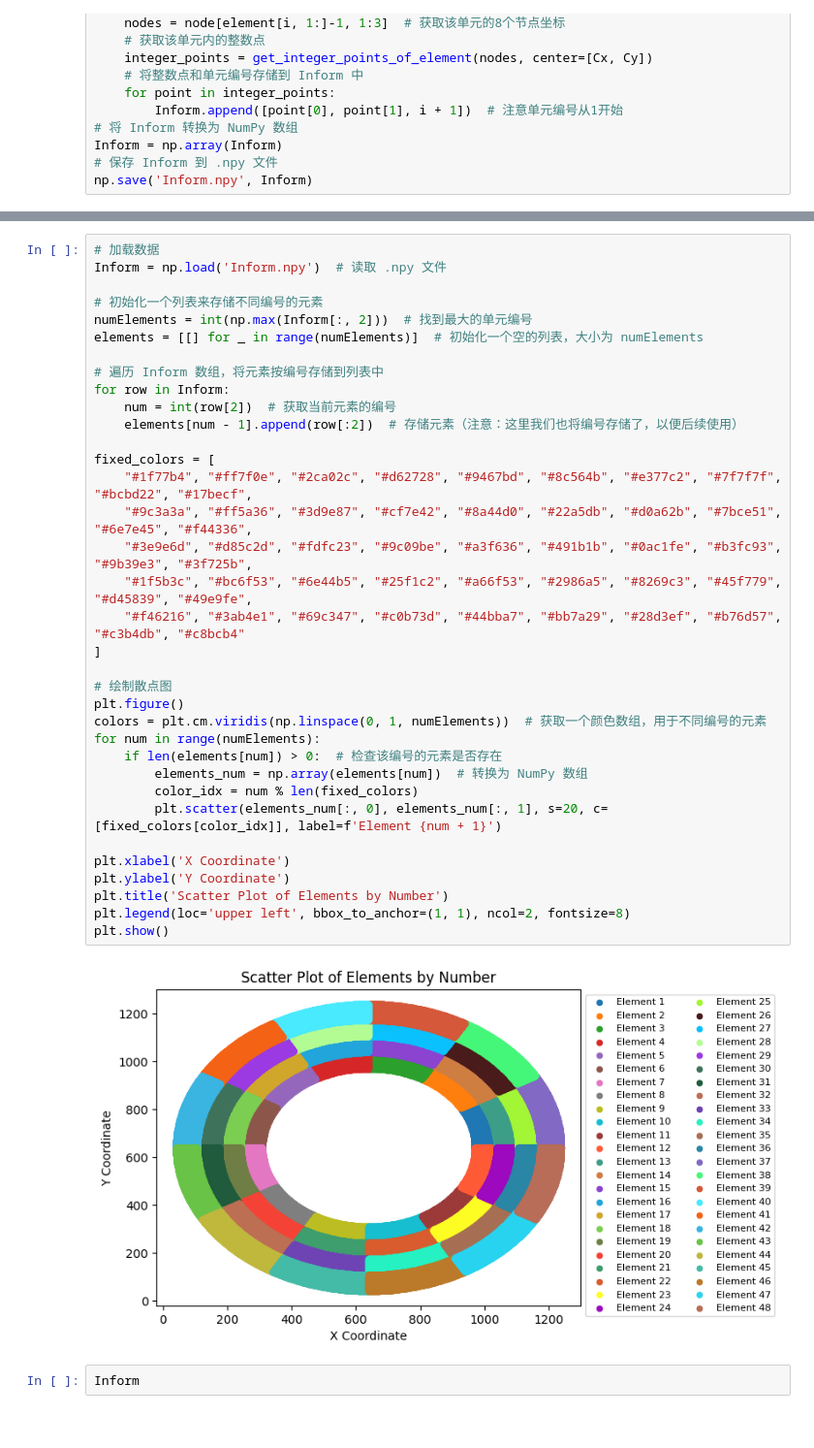
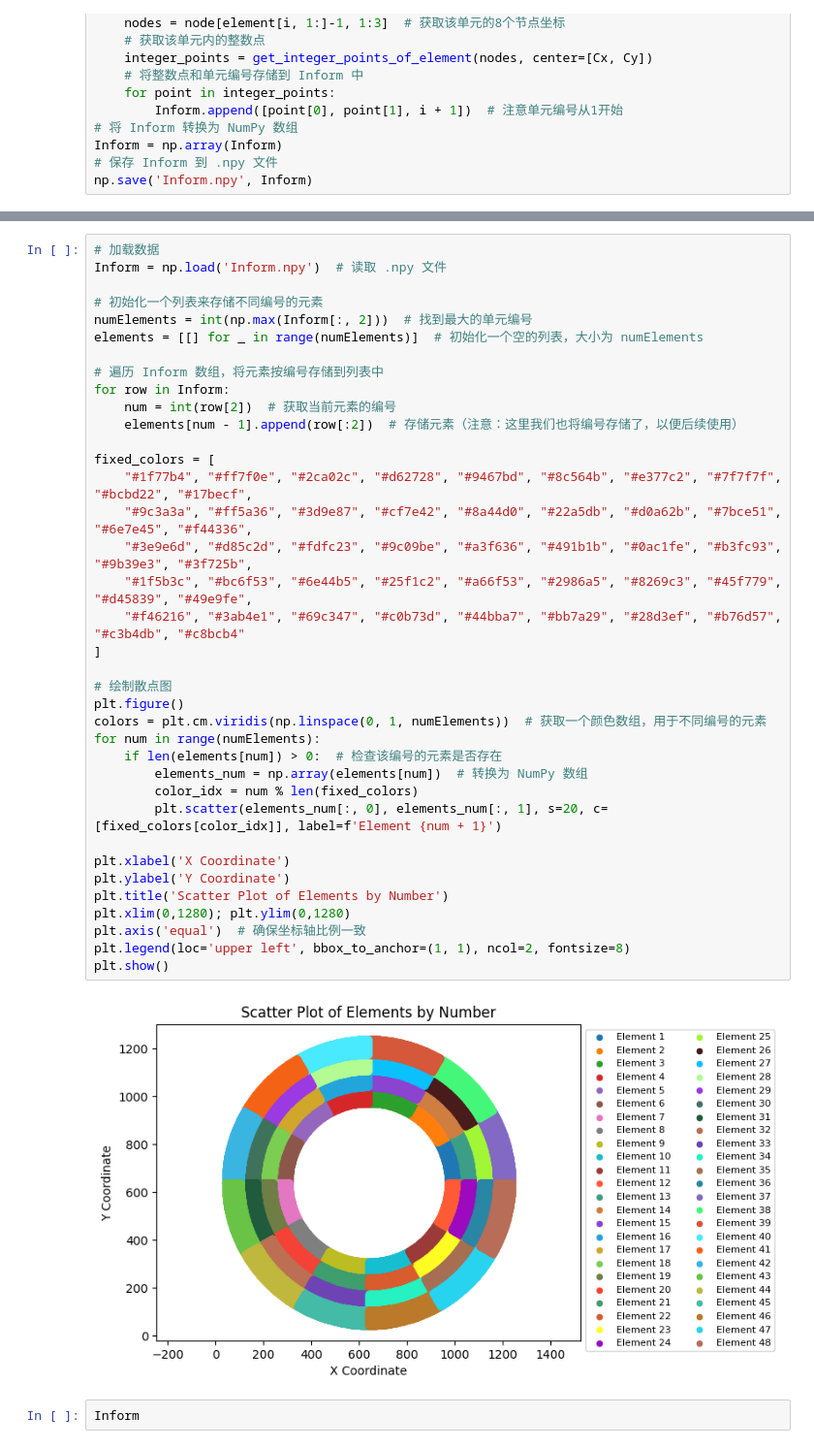
Before and after one commit to lbd-hfut/DLQ8-DIC, a Jupyter notebook: genMesh/Q8mesh.ipynb, the cells around one changed output, grey strips where cells are left out. Shown at 97% size. Cells and saved outputs as stored; diff of their text form.

```diff
--- a/genMesh/Q8mesh.ipynb
+++ b/genMesh/Q8mesh.ipynb
@@ -217,34 +216,36 @@ numElements = int(np.max(Inform[:, 2]))  # 找到最大的单元编号
 elements = [[] for _ in range(numElements)]  # 初始化一个空的列表，大小为 numElements
 
 # 遍历 Inform 数组，将元素按编号存储到列表中
 for row in Inform:
     num = int(row[2])  # 获取当前元素的编号
     elements[num - 1].append(row[:2])  # 存储元素（注意：这里我们也将编号存储了，以便后续使用）
 
 fixed_colors = [
     "#1f77b4", "#ff7f0e", "#2ca02c", "#d62728", "#9467bd", "#8c564b", "#e377c2", "#7f7f7f", "#bcbd22", "#17becf",
     "#9c3a3a", "#ff5a36", "#3d9e87", "#cf7e42", "#8a44d0", "#22a5db", "#d0a62b", "#7bce51", "#6e7e45", "#f44336",
     "#3e9e6d", "#d85c2d", "#fdfc23", "#9c09be", "#a3f636", "#491b1b", "#0ac1fe", "#b3fc93", "#9b39e3", "#3f725b",
     "#1f5b3c", "#bc6f53", "#6e44b5", "#25f1c2", "#a66f53", "#2986a5", "#8269c3", "#45f779", "#d45839", "#49e9fe",
     "#f46216", "#3ab4e1", "#69c347", "#c0b73d", "#44bba7", "#bb7a29", "#28d3ef", "#b76d57", "#c3b4db", "#c8bcb4"
 ]
 
 # 绘制散点图
 plt.figure()
 colors = plt.cm.viridis(np.linspace(0, 1, numElements))  # 获取一个颜色数组，用于不同编号的元素
 for num in range(numElements):
     if len(elements[num]) > 0:  # 检查该编号的元素是否存在
         elements_num = np.array(elements[num])  # 转换为 NumPy 数组
         color_idx = num % len(fixed_colors)
         plt.scatter(elements_num[:, 0], elements_num[:, 1], s=20, c=[fixed_colors[color_idx]], label=f'Element {num + 1}')
 
 plt.xlabel('X Coordinate')
 plt.ylabel('Y Coordinate')
 plt.title('Scatter Plot of Elements by Number')
+plt.xlim(0,1280); plt.ylim(0,1280)
+plt.axis('equal')  # 确保坐标轴比例一致
 plt.legend(loc='upper left', bbox_to_anchor=(1, 1), ncol=2, fontsize=8)
 plt.show()
 # %% [output]
-[figure, old version]
+[figure, new version]
 # %%
 Inform
 # %% [output]
```
Also changed, not shown: parts of 7 cells of this notebook, 7 other files.
